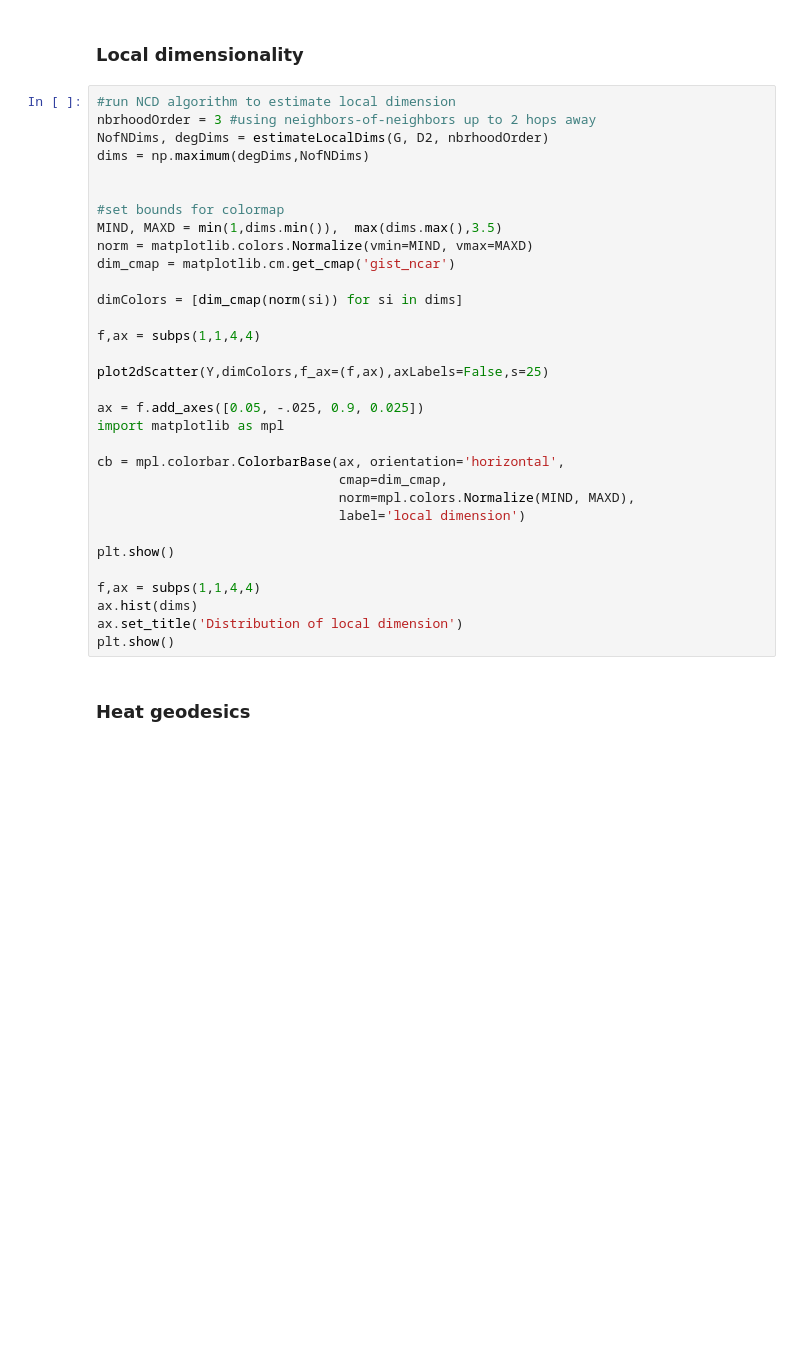
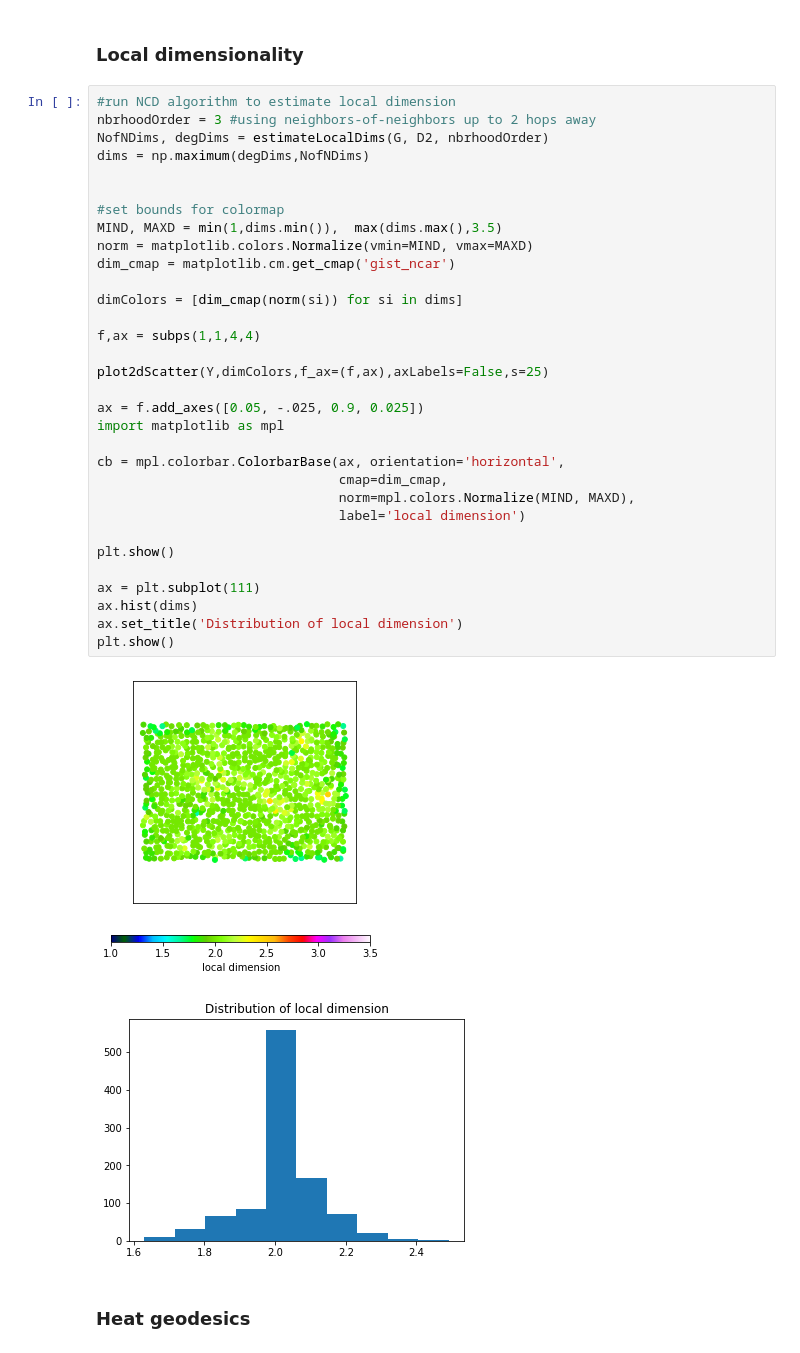
Before and after one commit to dyballa/IAN, a Jupyter notebook: examples/example-bentplane.ipynb, the cells around one changed output. Drawn from its saved outputs; the diff is of its cells as text; blank space fills up the shorter version.

```diff
--- a/examples/example-bentplane.ipynb
+++ b/examples/example-bentplane.ipynb
@@ -80,34 +132,37 @@ plt.show()
 #run NCD algorithm to estimate local dimension
 nbrhoodOrder = 3 #using neighbors-of-neighbors up to 2 hops away
 NofNDims, degDims = estimateLocalDims(G, D2, nbrhoodOrder)
 dims = np.maximum(degDims,NofNDims)
 
 
 #set bounds for colormap
 MIND, MAXD = min(1,dims.min()),  max(dims.max(),3.5)
 norm = matplotlib.colors.Normalize(vmin=MIND, vmax=MAXD)
 dim_cmap = matplotlib.cm.get_cmap('gist_ncar')
 
 dimColors = [dim_cmap(norm(si)) for si in dims]
 
 f,ax = subps(1,1,4,4)
 
 plot2dScatter(Y,dimColors,f_ax=(f,ax),axLabels=False,s=25)
 
 ax = f.add_axes([0.05, -.025, 0.9, 0.025])
 import matplotlib as mpl
 
 cb = mpl.colorbar.ColorbarBase(ax, orientation='horizontal',
                                cmap=dim_cmap,
                                norm=mpl.colors.Normalize(MIND, MAXD),
                                label='local dimension')
 
 plt.show()
 
-f,ax = subps(1,1,4,4)
+ax = plt.subplot(111)
 ax.hist(dims)
 ax.set_title('Distribution of local dimension')
 plt.show()
+# %% [output]
+[figure, added]
+[figure, added]
 # %% [markdown]
 ### Heat geodesics
 # %%
```
Also changed, not shown: parts of 9 cells of this notebook.
